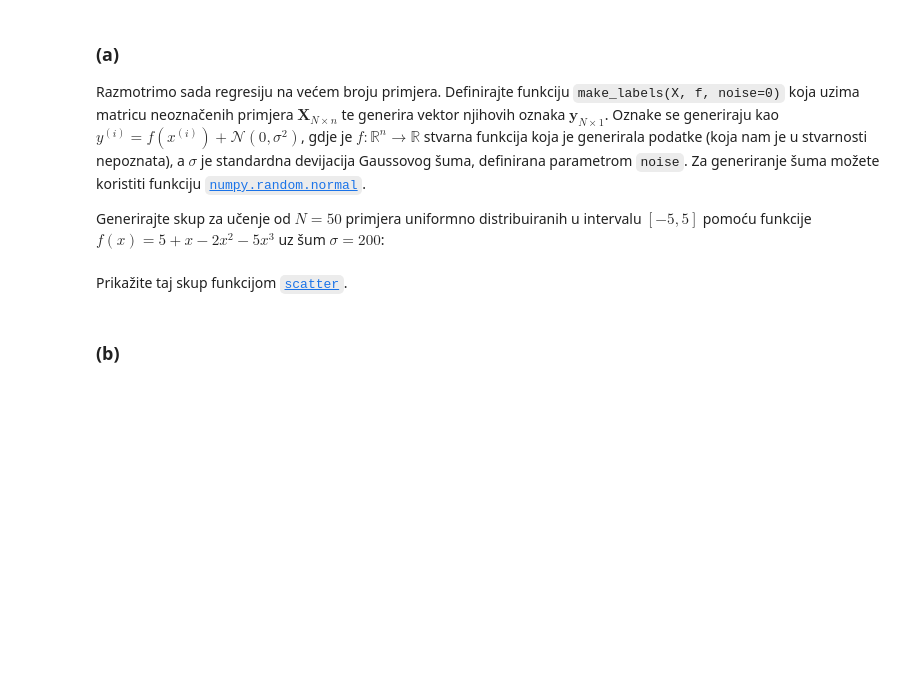
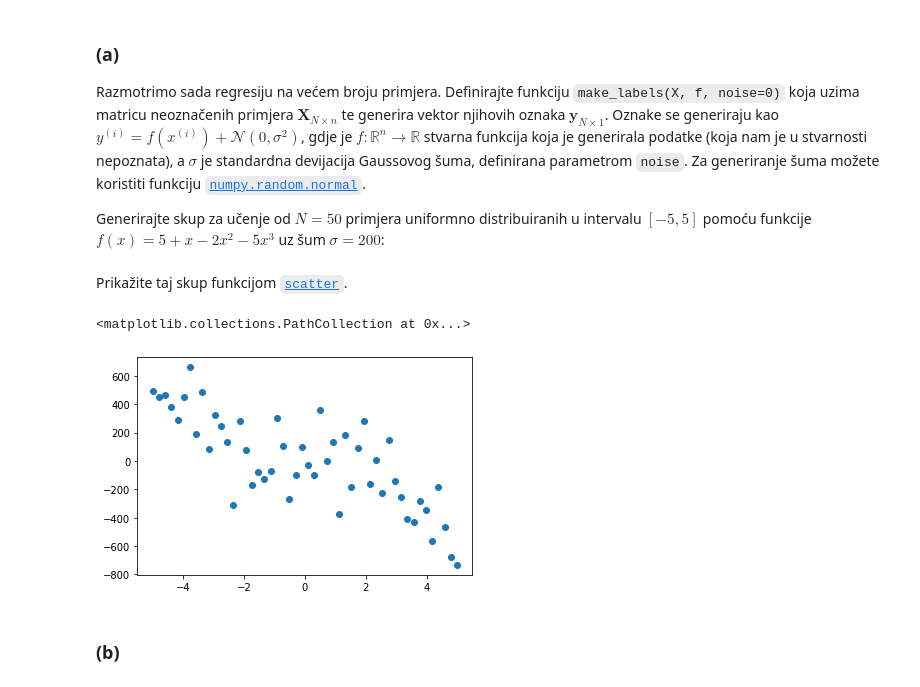
Before and after one commit to sskender/machine-learning-1, a Jupyter notebook: L03-L04-Regression/SU1-2021-03-04-Regresija.ipynb, the cells around one changed output. Drawn from its saved outputs; the diff is of its cells as text; code cells hidden in the pictures; blank space fills up the shorter version.

```diff
--- a/L03-L04-Regression/SU1-2021-03-04-Regresija.ipynb
+++ b/L03-L04-Regression/SU1-2021-03-04-Regresija.ipynb
@@ -212,8 +212,10 @@ Razmotrimo sada regresiju na većem broju primjera. Definirajte funkciju `make_l
 Generirajte skup za učenje od $N=50$ primjera uniformno distribuiranih u intervalu $[-5,5]$ pomoću funkcije $f(x) = 5 + x -2 x^2 -5 x^3$ uz šum  $\sigma=200$:
 # %%
 from numpy.random import normal
+
 def make_labels(X, f, noise=0):
-    # Vaš kôd ovdje
+    y = f(X) + normal(0, noise, len(X))
+    return y
 # %%
 def make_instances(x1, x2, N) :
-    return np.array([np.array([x]) for x in np.linspace(x1,x2,N)])
+    return np.array([np.array(x) for x in np.linspace(x1,x2,N)])
@@ -222,2 +222,13 @@ def make_instances(x1, x2, N) :
+# %%
+def f(x):
+    y = 5 + x - 2 * x**2 - 5 * x**3
+    return y
+
+N = 50
+sigma_noise = 200
+x1 = -5
+x2 = 5
+X = make_instances(x1, x2, N)
+y = make_labels(X, f, sigma_noise)
 # %% [markdown]
 Prikažite taj skup funkcijom [`scatter`](http://matplotlib.org/api/pyplot_api.html#matplotlib.pyplot.scatter).
@@ -226,3 +235,8 @@ Prikažite taj skup funkcijom [`scatter`](http://matplotlib.org/api/pyplot_api.h
+# %%
+plt.scatter(X, y)
+# %% [output]
+<matplotlib.collections.PathCollection at 0x...>
+[figure, added]
 # %% [markdown]
 ### (b)
 # %% [markdown]
```
Also changed, not shown: parts of 4 cells of this notebook.
